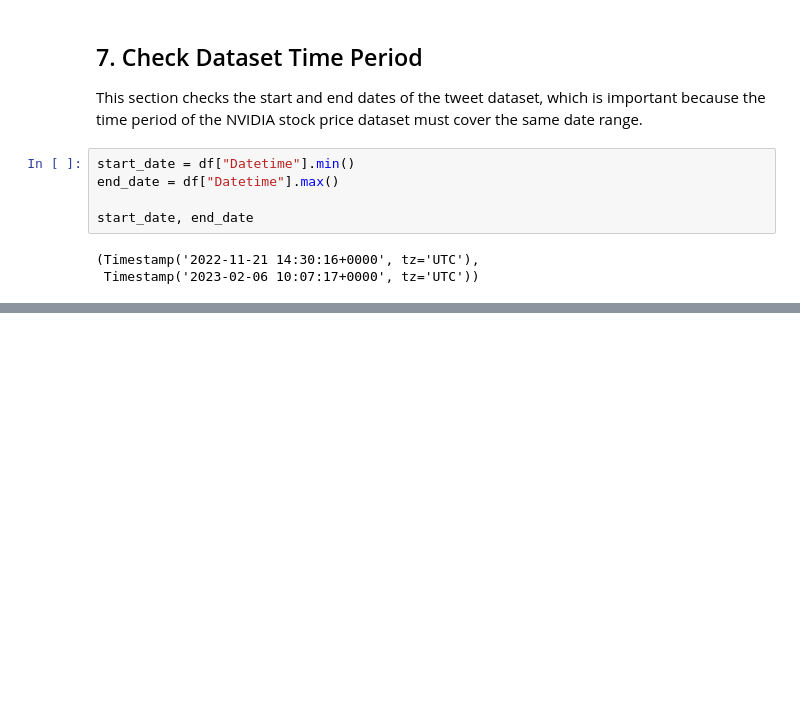
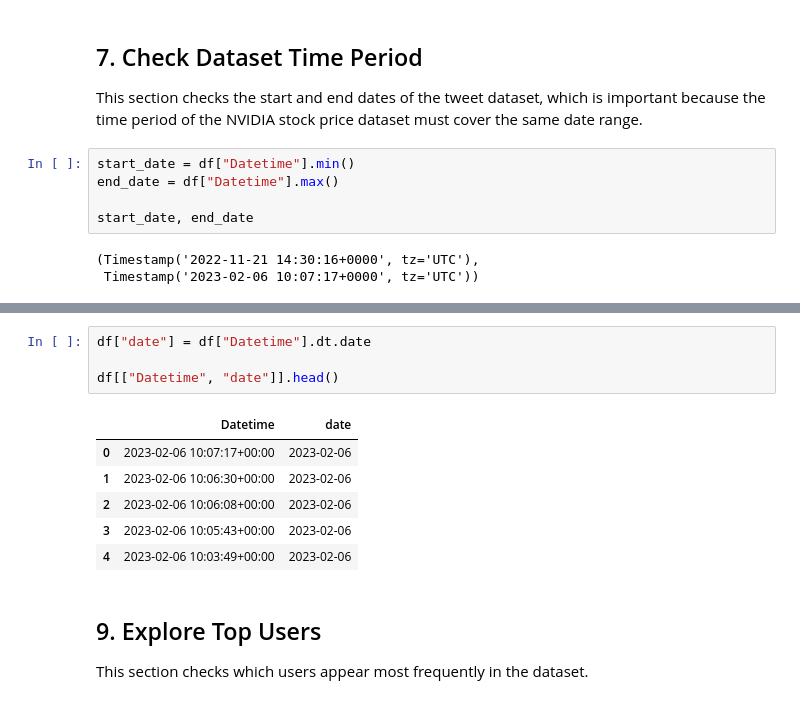
Before and after one commit to nathanielkong/COSC2671-Assignment-2, a Jupyter notebook: notebooks/01_data_collection_and_exploration.ipynb, the cells around one changed output, grey strips where cells are left out. Saved outputs shown, nothing was run; the diff lists cells and outputs as text; blank space fills up the shorter version.

```diff
--- a/notebooks/01_data_collection_and_exploration.ipynb
+++ b/notebooks/01_data_collection_and_exploration.ipynb
@@ -108,0 +113,15 @@ start_date, end_date
+# %%
+df["date"] = df["Datetime"].dt.date
+
+df[["Datetime", "date"]].head()
+# %% [output]
+|  | Datetime | date |
+| 0 | 2023-02-06 10:07:17+00:00 | 2023-02-06 |
+| 1 | 2023-02-06 10:06:30+00:00 | 2023-02-06 |
+| 2 | 2023-02-06 10:06:08+00:00 | 2023-02-06 |
+| 3 | 2023-02-06 10:05:43+00:00 | 2023-02-06 |
+| 4 | 2023-02-06 10:03:49+00:00 | 2023-02-06 |
+# %% [markdown]
+## 9. Explore Top Users
+
+This section checks which users appear most frequently in the dataset.
```
Also changed, not shown: parts of 15 cells of this notebook, 4 other files.
